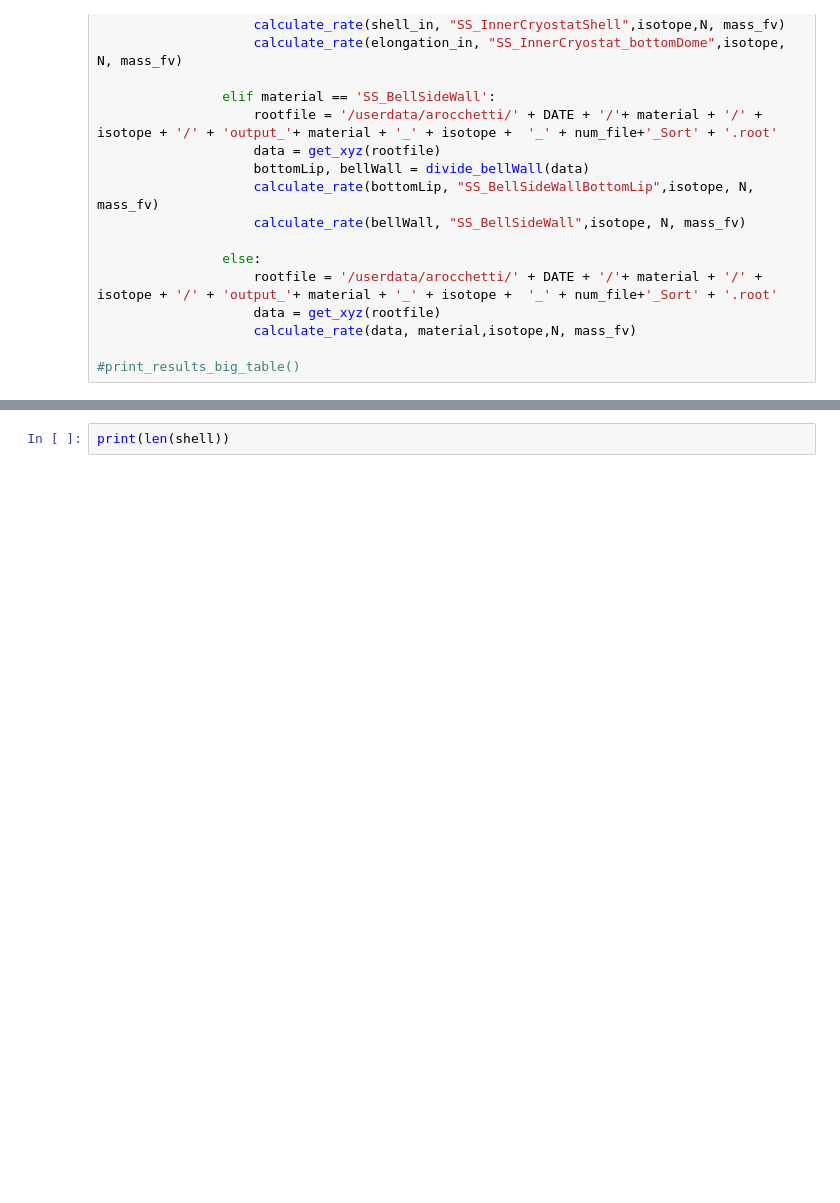
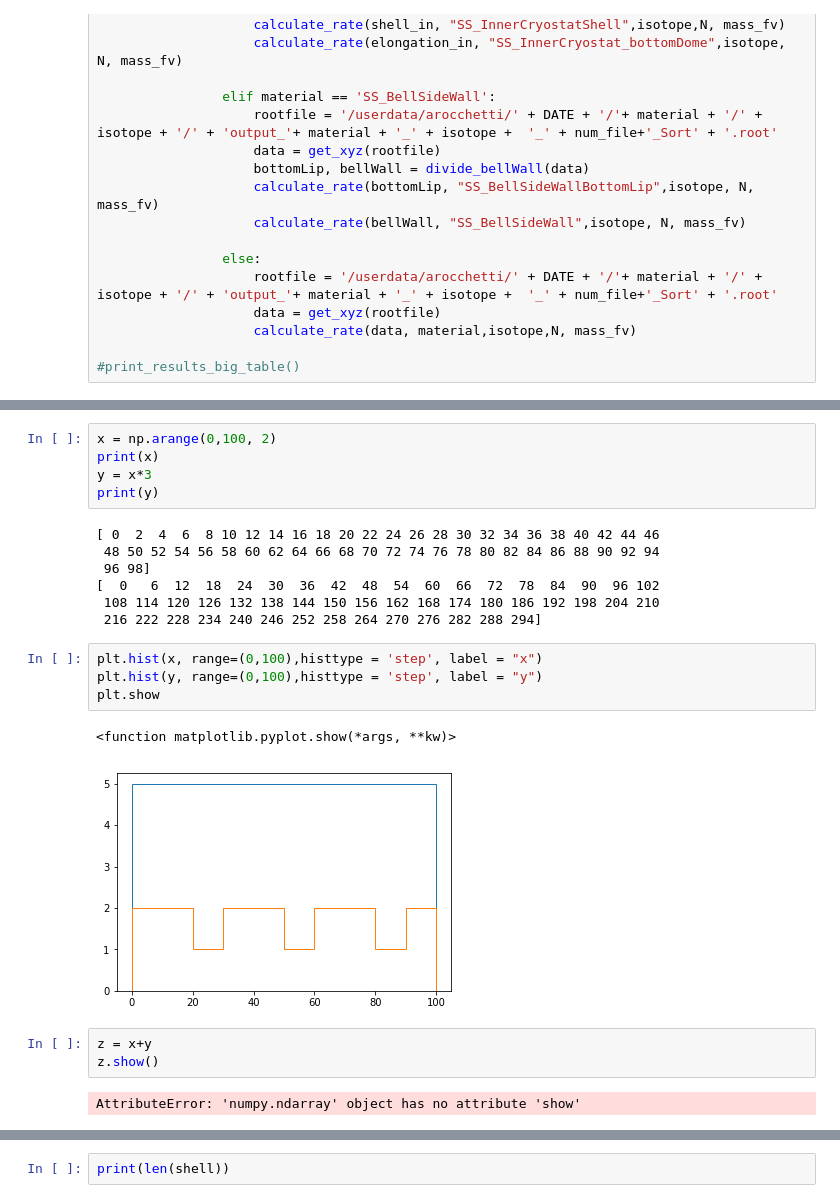
Before and after one commit to ariannarocchetti/MonteCarlo_ER, a Jupyter notebook: notebooks/Analysis.ipynb, the cells around one changed output, grey strips where cells are left out. Saved outputs shown, nothing was run; the diff lists cells and outputs as text; blank space fills up the shorter version.

```diff
--- a/notebooks/Analysis.ipynb
+++ b/notebooks/Analysis.ipynb
@@ -247,3 +226,27 @@ UnboundLocalError: local variable 'str_' referenced before assignment
+# %%
+x = np.arange(0,100, 2)
+print(x)
+y = x*3
+print(y)
+# %% [output]
+[ 0  2  4  6  8 10 12 14 16 18 20 22 24 26 28 30 32 34 36 38 40 42 44 46
+ 48 50 52 54 56 58 60 62 64 66 68 70 72 74 76 78 80 82 84 86 88 90 92 94
+ 96 98]
+[  0   6  12  18  24  30  36  42  48  54  60  66  72  78  84  90  96 102
+ 108 114 120 126 132 138 144 150 156 162 168 174 180 186 192 198 204 210
+ 216 222 228 234 240 246 252 258 264 270 276 282 288 294]
+# %%
+plt.hist(x, range=(0,100),histtype = 'step', label = "x")
+plt.hist(y, range=(0,100),histtype = 'step', label = "y")
+plt.show
+# %% [output]
+<function matplotlib.pyplot.show(*args, **kw)>
+[figure, added]
+# %%
+z = x+y
+z.show()
+# %% [output]
+AttributeError: 'numpy.ndarray' object has no attribute 'show'
 # %%
 DATE = 'XENONnT_2019-11-12'
 materials = ["SS_OuterCryostat",
```
Also changed, not shown: parts of 11 cells of this notebook, 3 other files.
